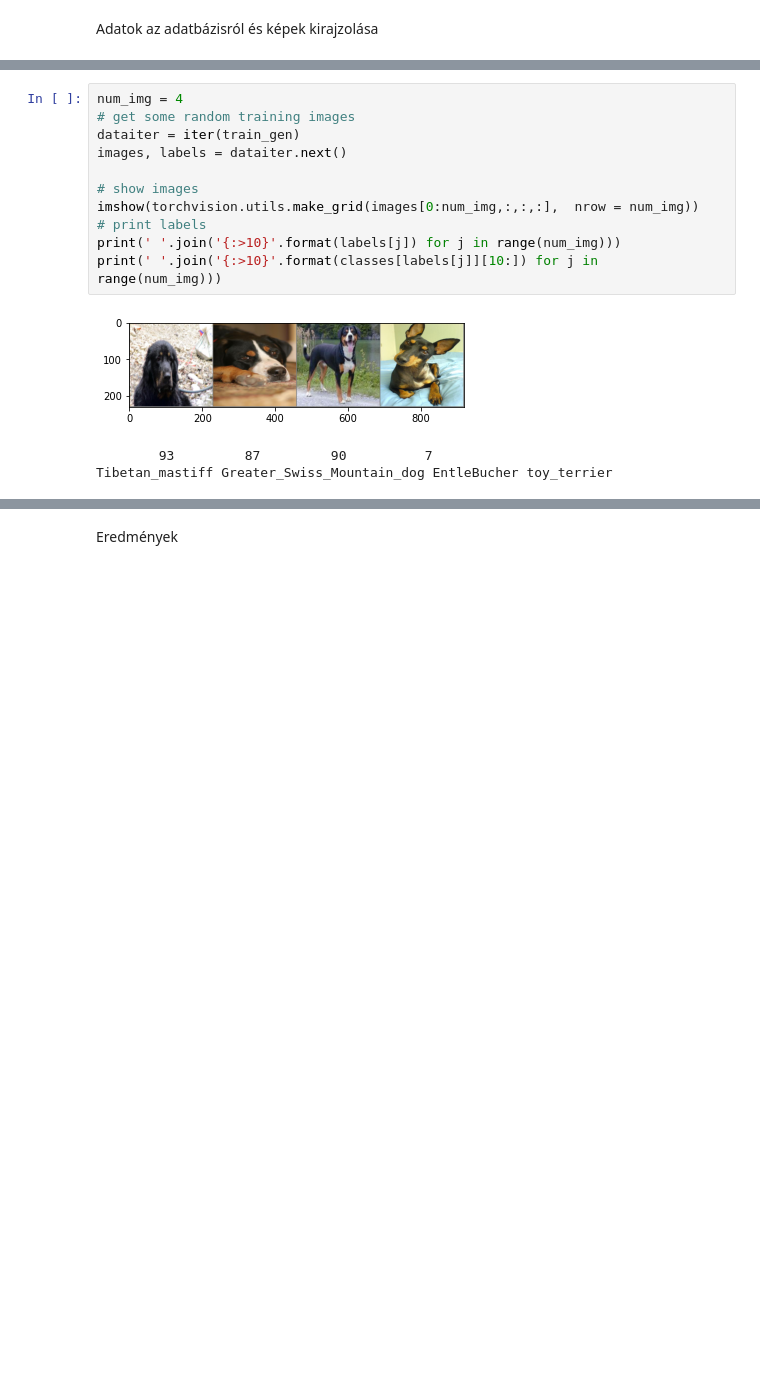
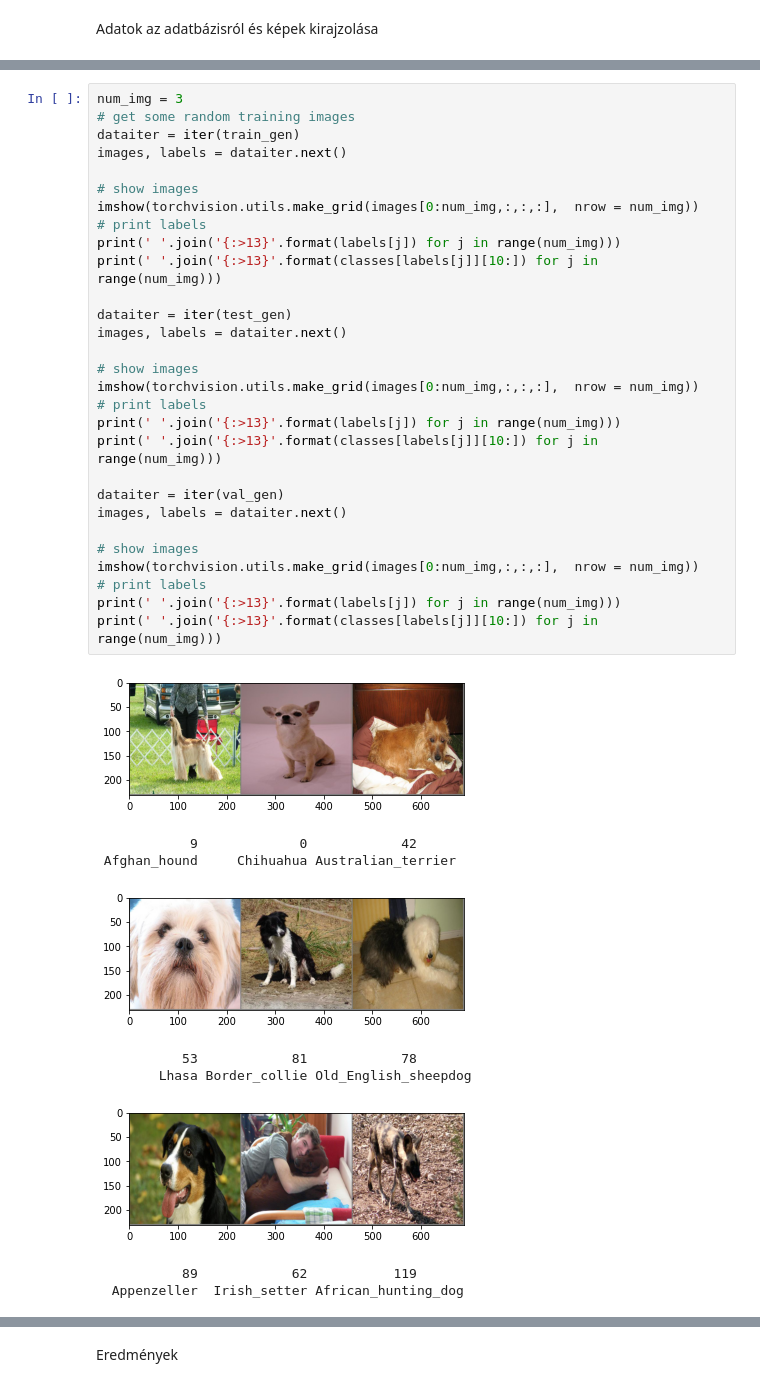
Before and after one commit to vircsinger625/Onlab_2020_2, a Jupyter notebook: Önlab_3Kutya_StanfordDogsDataset.ipynb, the cells around one changed output, grey strips where cells are left out. Cells and saved outputs as stored; diff of their text form; blank space fills up the shorter version.

```diff
--- a/Önlab_3Kutya_StanfordDogsDataset.ipynb
+++ b/Önlab_3Kutya_StanfordDogsDataset.ipynb
@@ -160,15 +132,39 @@ Adatok az adatbázisról és képek kirajzolása
 # %%
-num_img = 4
+num_img = 3
 # get some random training images
 dataiter = iter(train_gen)
 images, labels = dataiter.next()
 
 # show images
 imshow(torchvision.utils.make_grid(images[0:num_img,:,:,:],  nrow = num_img))
 # print labels
-print(' '.join('{:>10}'.format(labels[j]) for j in range(num_img)))
-print(' '.join('{:>10}'.format(classes[labels[j]][10:]) for j in range(num_img)))
+print(' '.join('{:>13}'.format(labels[j]) for j in range(num_img)))
+print(' '.join('{:>13}'.format(classes[labels[j]][10:]) for j in range(num_img)))
+
+dataiter = iter(test_gen)
+images, labels = dataiter.next()
+
+# show images
+imshow(torchvision.utils.make_grid(images[0:num_img,:,:,:],  nrow = num_img))
+# print labels
+print(' '.join('{:>13}'.format(labels[j]) for j in range(num_img)))
+print(' '.join('{:>13}'.format(classes[labels[j]][10:]) for j in range(num_img)))
+
+dataiter = iter(val_gen)
+images, labels = dataiter.next()
+
+# show images
+imshow(torchvision.utils.make_grid(images[0:num_img,:,:,:],  nrow = num_img))
+# print labels
+print(' '.join('{:>13}'.format(labels[j]) for j in range(num_img)))
+print(' '.join('{:>13}'.format(classes[labels[j]][10:]) for j in range(num_img)))
 # %% [output]
-[figure, old version]
+[figure, new version]
-        93         87         90          7
-Tibetan_mastiff Greater_Swiss_Mountain_dog EntleBucher toy_terrier
+            9             0            42
+ Afghan_hound     Chihuahua Australian_terrier
+[figure, added]
+           53            81            78
+        Lhasa Border_collie Old_English_sheepdog
+[figure, added]
+           89            62           119
+  Appenzeller  Irish_setter African_hunting_dog
```
Also changed, not shown: parts of 9 cells of this notebook.
